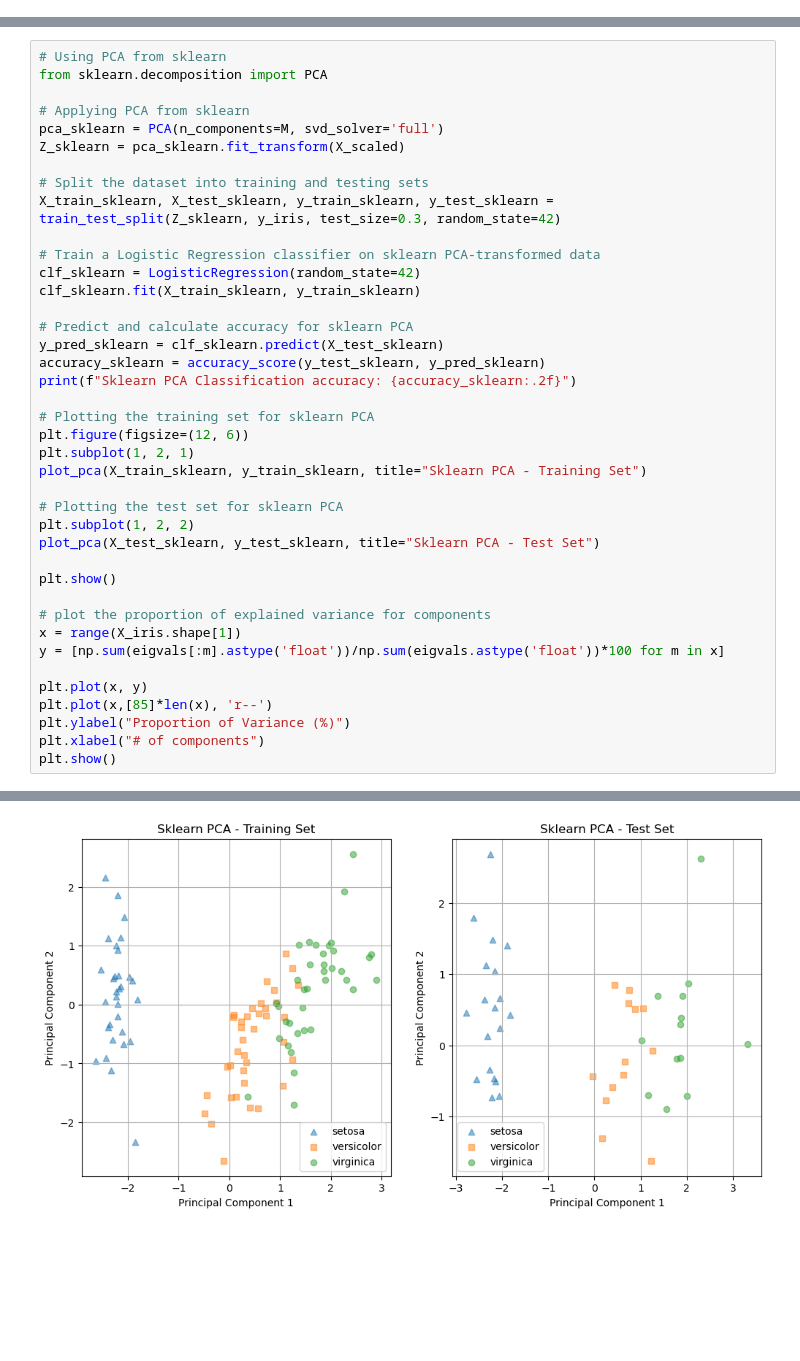
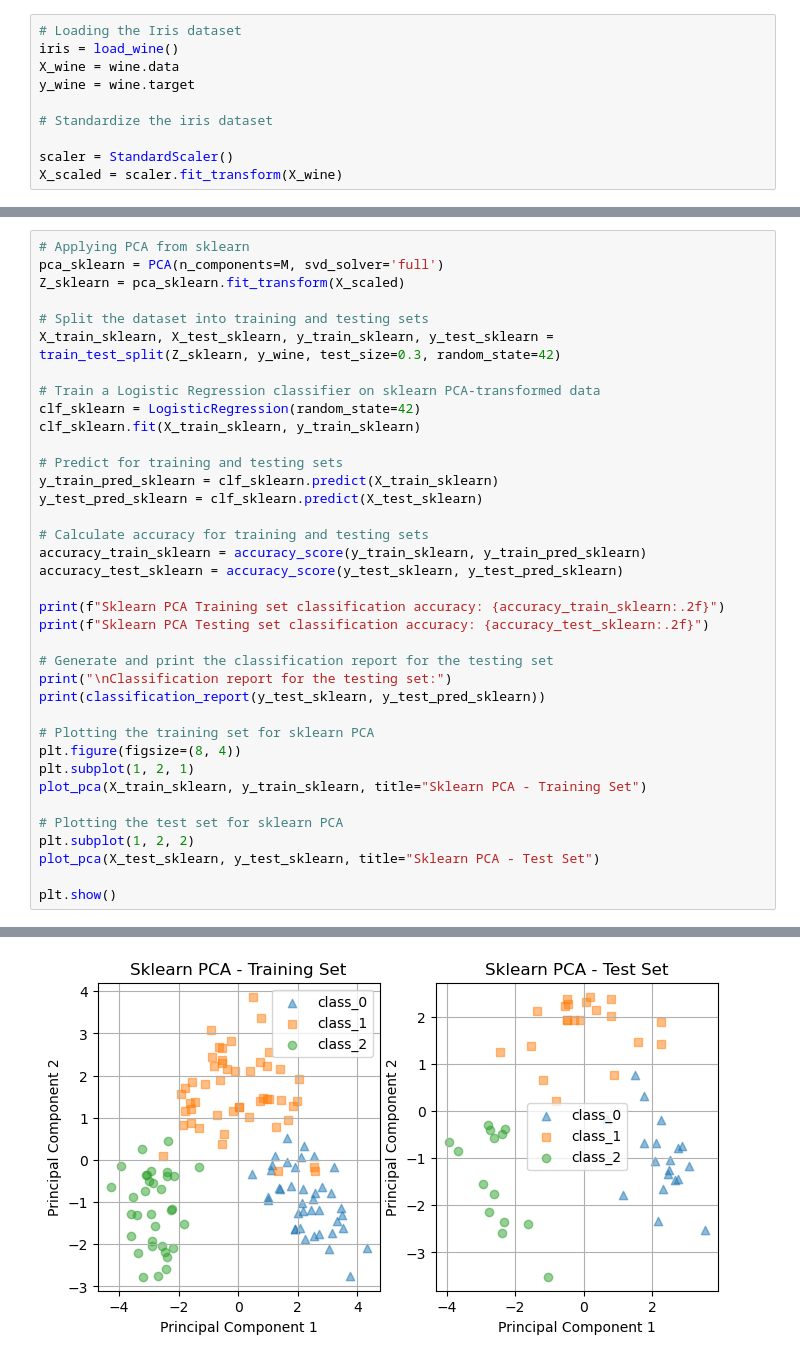
Before and after one commit to DimosPlavos/MachineLearningCustomAlgorithms, a Jupyter notebook: PCA.ipynb, the cells around one changed output, grey strips where cells are left out. Drawn from its saved outputs; the diff is of its cells as text; blank space fills up the shorter version.

```diff
--- a/PCA.ipynb
+++ b/PCA.ipynb
@@ -109,0 +130,10 @@ Classification accuracy: 0.91
+# %%
+# Loading the Iris dataset
+iris = load_wine()
+X_wine = wine.data
+y_wine = wine.target
+
+# Standardize the iris dataset
+
+scaler = StandardScaler()
+X_scaled = scaler.fit_transform(X_wine)
@@ -110,25 +206,32 @@ Classification accuracy: 0.91
 # %%
-# Using PCA from sklearn
-from sklearn.decomposition import PCA
-
 # Applying PCA from sklearn
 pca_sklearn = PCA(n_components=M, svd_solver='full')
 Z_sklearn = pca_sklearn.fit_transform(X_scaled)
 
 # Split the dataset into training and testing sets
-X_train_sklearn, X_test_sklearn, y_train_sklearn, y_test_sklearn = train_test_split(Z_sklearn, y_iris, test_size=0.3, random_state=42)
+X_train_sklearn, X_test_sklearn, y_train_sklearn, y_test_sklearn = train_test_split(Z_sklearn, y_wine, test_size=0.3, random_state=42)
 
 # Train a Logistic Regression classifier on sklearn PCA-transformed data
 clf_sklearn = LogisticRegression(random_state=42)
 clf_sklearn.fit(X_train_sklearn, y_train_sklearn)
 
-# Predict and calculate accuracy for sklearn PCA
-y_pred_sklearn = clf_sklearn.predict(X_test_sklearn)
-accuracy_sklearn = accuracy_score(y_test_sklearn, y_pred_sklearn)
-print(f"Sklearn PCA Classification accuracy: {accuracy_sklearn:.2f}")
+# Predict for training and testing sets
+y_train_pred_sklearn = clf_sklearn.predict(X_train_sklearn)
+y_test_pred_sklearn = clf_sklearn.predict(X_test_sklearn)
+
+# Calculate accuracy for training and testing sets
+accuracy_train_sklearn = accuracy_score(y_train_sklearn, y_train_pred_sklearn)
+accuracy_test_sklearn = accuracy_score(y_test_sklearn, y_test_pred_sklearn)
+
+print(f"Sklearn PCA Training set classification accuracy: {accuracy_train_sklearn:.2f}")
+print(f"Sklearn PCA Testing set classification accuracy: {accuracy_test_sklearn:.2f}")
+
+# Generate and print the classification report for the testing set
+print("\nClassification report for the testing set:")
+print(classification_report(y_test_sklearn, y_test_pred_sklearn))
 
 # Plotting the training set for sklearn PCA
-plt.figure(figsize=(12, 6))
+plt.figure(figsize=(8, 4))
 plt.subplot(1, 2, 1)
 plot_pca(X_train_sklearn, y_train_sklearn, title="Sklearn PCA - Training Set")
 
@@ -137,14 +240,4 @@ plt.subplot(1, 2, 2)
 plot_pca(X_test_sklearn, y_test_sklearn, title="Sklearn PCA - Test Set")
 
 plt.show()
-
-# plot the proportion of explained variance for components
-x = range(X_iris.shape[1])
-y = [np.sum(eigvals[:m].astype('float'))/np.sum(eigvals.astype('float'))*100 for m in x]
-
-plt.plot(x, y)
-plt.plot(x,[85]*len(x), 'r--')
-plt.ylabel("Proportion of Variance (%)")
-plt.xlabel("# of components")
-plt.show()
 # %% [output]
@@ -152 +257 @@ Sklearn PCA Classification accuracy: 0.91
-[figure, old version]
+[figure, new version]
```
Also changed, not shown: parts of 13 cells of this notebook, 2 other files.
